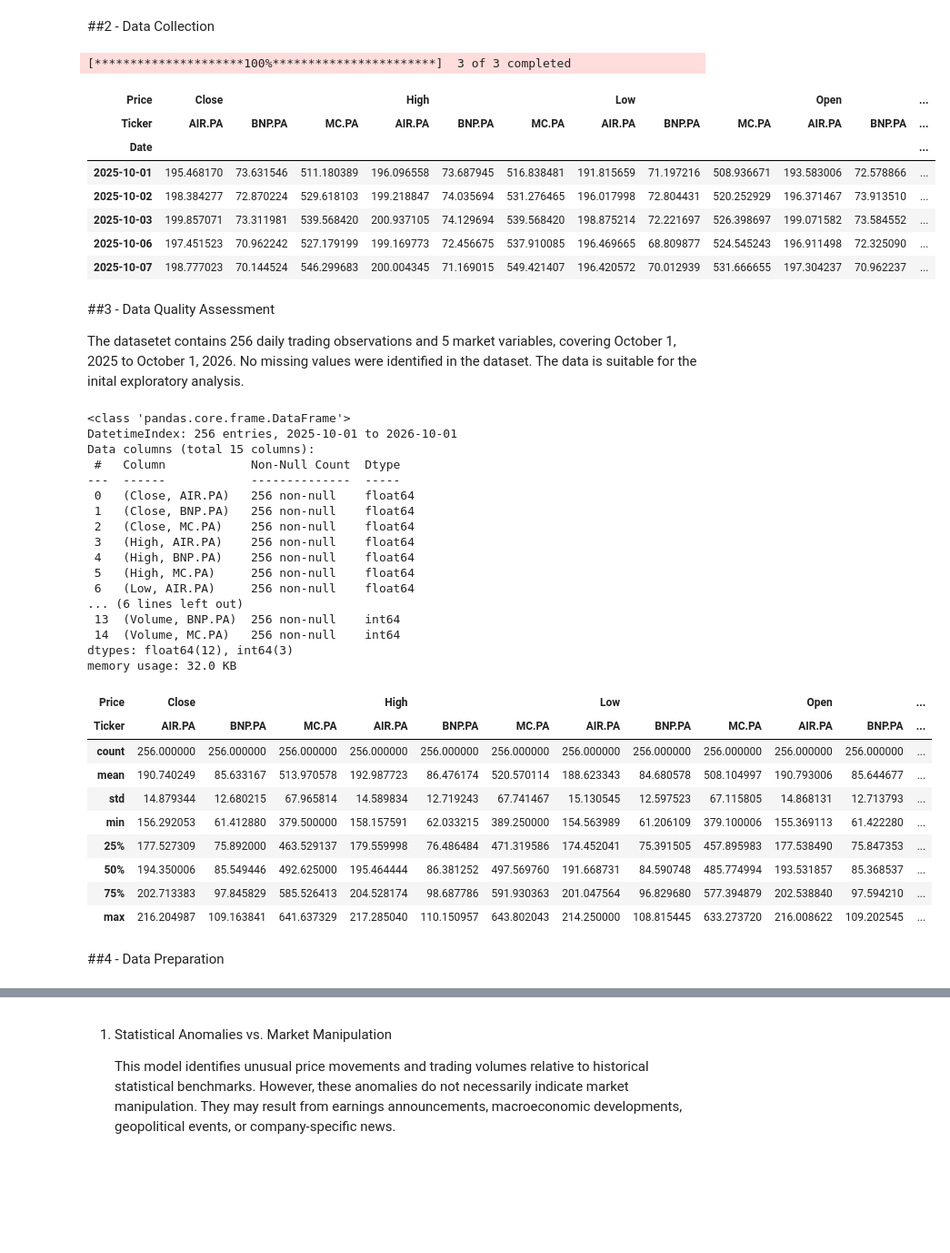
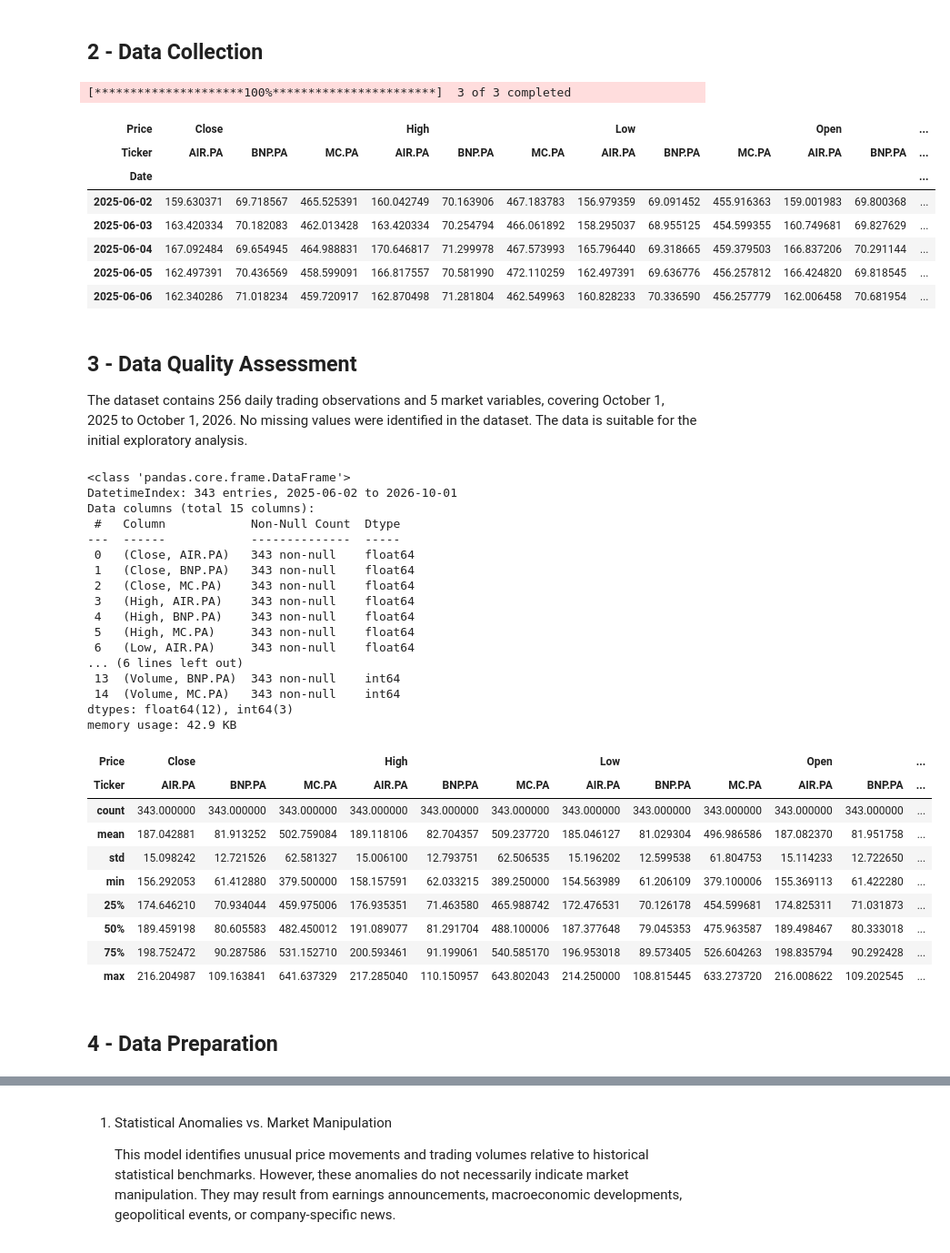
Before and after one commit to plnmrnk/market-activity-anomaly-detector, a Jupyter notebook: market_activity_anomaly_monitor_v0.ipynb, the cells around one changed output, grey strips where cells are left out. Shown at 91% size. Drawn from its saved outputs; the diff is of its cells as text; code cells hidden in the pictures; blank space fills up the shorter version.

```diff
--- a/market_activity_anomaly_monitor_v0.ipynb
+++ b/market_activity_anomaly_monitor_v0.ipynb
@@ -36,64 +42,67 @@ import seaborn as sns
 
 sns.set_theme(style='whitegrid')
 # %% [markdown]
-##2 - Data Collection
+## 2 - Data Collection
 # %%
-stocks = yf.download(['MC.PA', 'AIR.PA', 'BNP.PA'], start='2025-10-01', end='2026-10-02')
+stocks = yf.download(['MC.PA', 'AIR.PA', 'BNP.PA'],
+                     start='2025-06-01',
+                     end='2026-10-02',
+                     auto_adjust=True)
 
 # MC.PA = LVMH, AIR.PA = AirBus, BNP.PA = BNP Paribas
 
 stocks.head()
 # %% [output]
 [*********************100%***********************]  3 of 3 completed
 | Price | Close |  |  | High |  |  | Low |  |  | Open |  | ... |
 | Ticker | AIR.PA | BNP.PA | MC.PA | AIR.PA | BNP.PA | MC.PA | AIR.PA | BNP.PA | MC.PA | AIR.PA | BNP.PA | ... |
 | Date |  |  |  |  |  |  |  |  |  |  |  | ... |
-| 2025-10-01 | 195.468170 | 73.631546 | 511.180389 | 196.096558 | 73.687945 | 516.838481 | 191.815659 | 71.197216 | 508.936671 | 193.583006 | 72.578866 | ... |
-| 2025-10-02 | 198.384277 | 72.870224 | 529.618103 | 199.218847 | 74.035694 | 531.276465 | 196.017998 | 72.804431 | 520.252929 | 196.371467 | 73.913510 | ... |
-| 2025-10-03 | 199.857071 | 73.311981 | 539.568420 | 200.937105 | 74.129694 | 539.568420 | 198.875214 | 72.221697 | 526.398697 | 199.071582 | 73.584552 | ... |
-| 2025-10-06 | 197.451523 | 70.962242 | 527.179199 | 199.169773 | 72.456675 | 537.910085 | 196.469665 | 68.809877 | 524.545243 | 196.911498 | 72.325090 | ... |
-| 2025-10-07 | 198.777023 | 70.144524 | 546.299683 | 200.004345 | 71.169015 | 549.421407 | 196.420572 | 70.012939 | 531.666655 | 197.304237 | 70.962237 | ... |
+| 2025-06-02 | 159.630371 | 69.718567 | 465.525391 | 160.042749 | 70.163906 | 467.183783 | 156.979359 | 69.091452 | 455.916363 | 159.001983 | 69.800368 | ... |
+| 2025-06-03 | 163.420334 | 70.182083 | 462.013428 | 163.420334 | 70.254794 | 466.061892 | 158.295037 | 68.955125 | 454.599355 | 160.749681 | 69.827629 | ... |
+| 2025-06-04 | 167.092484 | 69.654945 | 464.988831 | 170.646817 | 71.299978 | 467.573993 | 165.796440 | 69.318665 | 459.379503 | 166.837206 | 70.291144 | ... |
+| 2025-06-05 | 162.497391 | 70.436569 | 458.599091 | 166.817557 | 70.581990 | 472.110259 | 162.497391 | 69.636776 | 456.257812 | 166.424820 | 69.818545 | ... |
+| 2025-06-06 | 162.340286 | 71.018234 | 459.720917 | 162.870498 | 71.281804 | 462.549963 | 160.828233 | 70.336590 | 456.257779 | 162.006458 | 70.681954 | ... |
 # %% [markdown]
-##3 - Data Quality Assessment
+## 3 - Data Quality Assessment
 
-The datasetet contains 256 daily trading observations and 5 market variables, covering October 1, 2025 to October 1, 2026.
+The dataset contains 256 daily trading observations and 5 market variables, covering October 1, 2025 to October 1, 2026.
 No missing values were identified in the dataset.
-The data is suitable for the inital exploratory analysis.
+The data is suitable for the initial exploratory analysis.
 # %%
 stocks.info()
 # %% [output]
 <class 'pandas.core.frame.DataFrame'>
-DatetimeIndex: 256 entries, 2025-10-01 to 2026-10-01
+DatetimeIndex: 343 entries, 2025-06-02 to 2026-10-01
 Data columns (total 15 columns):
  #   Column            Non-Null Count  Dtype
 ---  ------            --------------  -----
- 0   (Close, AIR.PA)   256 non-null    float64
- 1   (Close, BNP.PA)   256 non-null    float64
- 2   (Close, MC.PA)    256 non-null    float64
- 3   (High, AIR.PA)    256 non-null    float64
- 4   (High, BNP.PA)    256 non-null    float64
- 5   (High, MC.PA)     256 non-null    float64
- 6   (Low, AIR.PA)     256 non-null    float64
+ 0   (Close, AIR.PA)   343 non-null    float64
+ 1   (Close, BNP.PA)   343 non-null    float64
+ 2   (Close, MC.PA)    343 non-null    float64
+ 3   (High, AIR.PA)    343 non-null    float64
+ 4   (High, BNP.PA)    343 non-null    float64
+ 5   (High, MC.PA)     343 non-null    float64
+ 6   (Low, AIR.PA)     343 non-null    float64
 ... (6 lines left out)
- 13  (Volume, BNP.PA)  256 non-null    int64
- 14  (Volume, MC.PA)   256 non-null    int64
+ 13  (Volume, BNP.PA)  343 non-null    int64
+ 14  (Volume, MC.PA)   343 non-null    int64
 dtypes: float64(12), int64(3)
-memory usage: 32.0 KB
+memory usage: 42.9 KB
 # %%
 stocks.describe()
 # %% [output]
 | Price | Close |  |  | High |  |  | Low |  |  | Open |  | ... |
 | Ticker | AIR.PA | BNP.PA | MC.PA | AIR.PA | BNP.PA | MC.PA | AIR.PA | BNP.PA | MC.PA | AIR.PA | BNP.PA | ... |
-| count | 256.000000 | 256.000000 | 256.000000 | 256.000000 | 256.000000 | 256.000000 | 256.000000 | 256.000000 | 256.000000 | 256.000000 | 256.000000 | ... |
-| mean | 190.740249 | 85.633167 | 513.970578 | 192.987723 | 86.476174 | 520.570114 | 188.623343 | 84.680578 | 508.104997 | 190.793006 | 85.644677 | ... |
-| std | 14.879344 | 12.680215 | 67.965814 | 14.589834 | 12.719243 | 67.741467 | 15.130545 | 12.597523 | 67.115805 | 14.868131 | 12.713793 | ... |
+| count | 343.000000 | 343.000000 | 343.000000 | 343.000000 | 343.000000 | 343.000000 | 343.000000 | 343.000000 | 343.000000 | 343.000000 | 343.000000 | ... |
+| mean | 187.042881 | 81.913252 | 502.759084 | 189.118106 | 82.704357 | 509.237720 | 185.046127 | 81.029304 | 496.986586 | 187.082370 | 81.951758 | ... |
+| std | 15.098242 | 12.721526 | 62.581327 | 15.006100 | 12.793751 | 62.506535 | 15.196202 | 12.599538 | 61.804753 | 15.114233 | 12.722650 | ... |
 | min | 156.292053 | 61.412880 | 379.500000 | 158.157591 | 62.033215 | 389.250000 | 154.563989 | 61.206109 | 379.100006 | 155.369113 | 61.422280 | ... |
-| 25% | 177.527309 | 75.892000 | 463.529137 | 179.559998 | 76.486484 | 471.319586 | 174.452041 | 75.391505 | 457.895983 | 177.538490 | 75.847353 | ... |
-| 50% | 194.350006 | 85.549446 | 492.625000 | 195.464444 | 86.381252 | 497.569760 | 191.668731 | 84.590748 | 485.774994 | 193.531857 | 85.368537 | ... |
-| 75% | 202.713383 | 97.845829 | 585.526413 | 204.528174 | 98.687786 | 591.930363 | 201.047564 | 96.829680 | 577.394879 | 202.538840 | 97.594210 | ... |
+| 25% | 174.646210 | 70.934044 | 459.975006 | 176.935351 | 71.463580 | 465.988742 | 172.476531 | 70.126178 | 454.599681 | 174.825311 | 71.031873 | ... |
+| 50% | 189.459198 | 80.605583 | 482.450012 | 191.089077 | 81.291704 | 488.100006 | 187.377648 | 79.045353 | 475.963587 | 189.498467 | 80.333018 | ... |
+| 75% | 198.752472 | 90.287586 | 531.152710 | 200.593461 | 91.199061 | 540.585170 | 196.953018 | 89.573405 | 526.604263 | 198.835794 | 90.292428 | ... |
 | max | 216.204987 | 109.163841 | 641.637329 | 217.285040 | 110.150957 | 643.802043 | 214.250000 | 108.815445 | 633.273720 | 216.008622 | 109.202545 | ... |
 # %% [markdown]
-##4 - Data Preparation
+## 4 - Data Preparation
 # %%
 stocks_clean = stocks.loc[ :, ['Close', 'Volume']]
 
```
Also changed, not shown: parts of 54 cells of this notebook.
